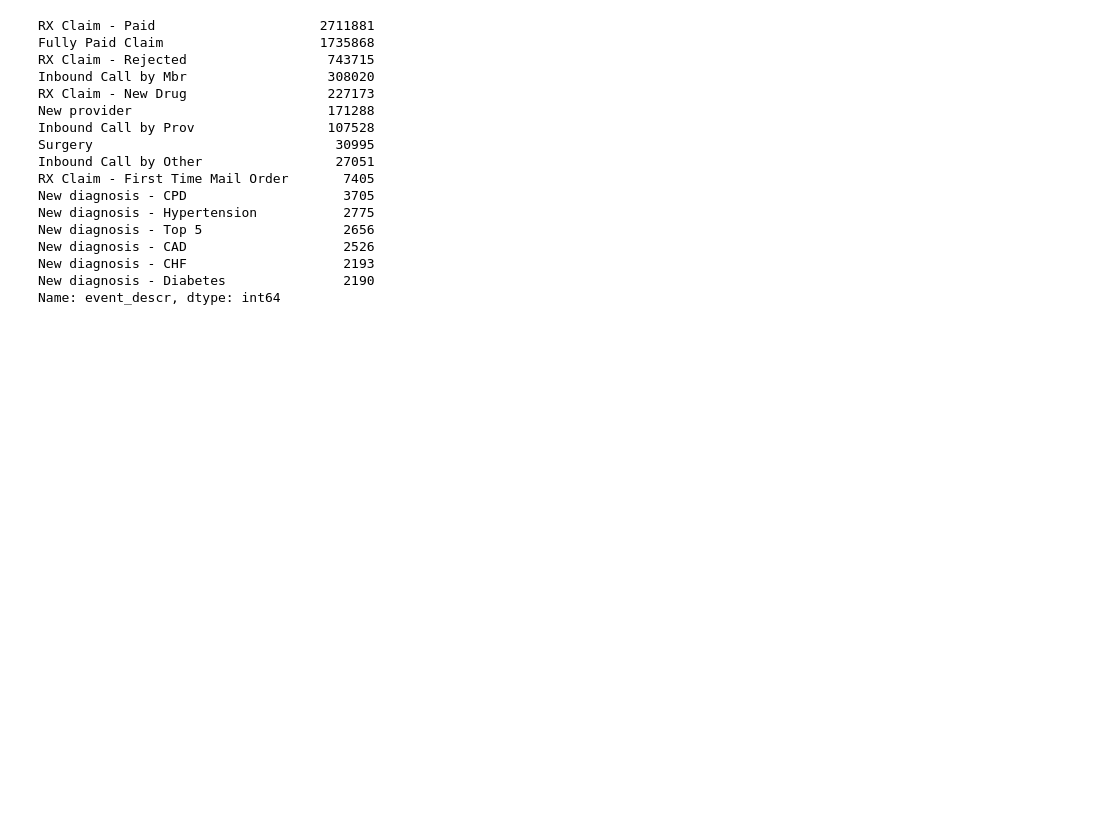
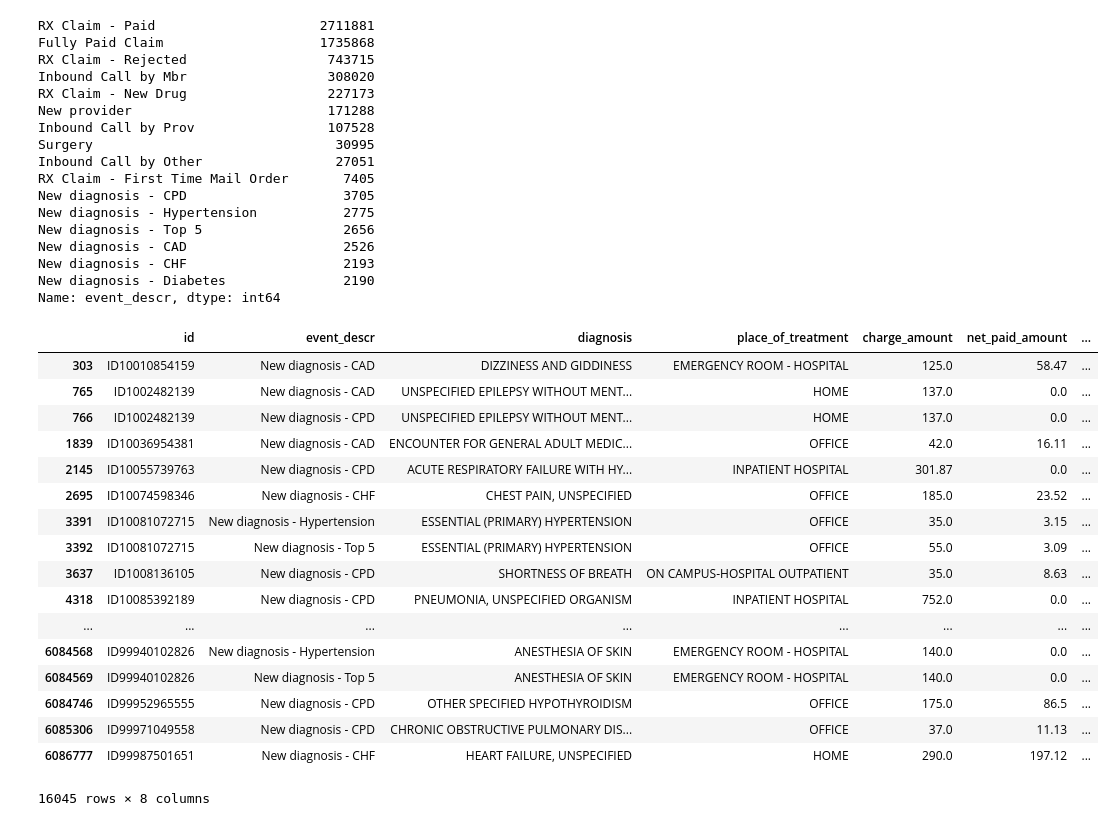
Before and after one commit to chenson2018/Humana-Mays-Competition, a Jupyter notebook: Exploration.ipynb, the cells around one changed output. Saved outputs shown, nothing was run; the diff lists cells and outputs as text; code cells hidden in the pictures; blank space fills up the shorter version.

```diff
--- a/Exploration.ipynb
+++ b/Exploration.ipynb
@@ -51,0 +62,46 @@ new_diagnosis = ['New diagnosis - CPD',
+# %%
+new_diagnosis = df[df['event_descr'].isin(new_diagnosis_col)]
+
+new_diagnosis = new_diagnosis.drop(['event_attr6',
+                                    'event_attr7',
+                                    'event_attr8',
+                                    'event_attr9',
+                                    'event_attr10',
+                                    'PAY_DAY_SUPPLY_CNT',
+                                    'PAYABLE_QTY',
+                                    'MME',
+                                    'DRUG_TYPE',
+                                    'Specialty',
+                                    'Specialty2',
+                                    'Specialty3'],
+                                     axis = 1)
+
+new_diagnosis.columns = ['id',
+                         'event_descr',
+                         'diagnosis',
+                         'place_of_treatment',
+                         'charge_amount',
+                         'net_paid_amount',
+                         'member_responsible_amount',
+                         'Days']
+
+new_diagnosis
+# %% [output]
+|  | id | event_descr | diagnosis | place_of_treatment | charge_amount | net_paid_amount | ... |
+| 303 | ID10010854159 | New diagnosis - CAD | DIZZINESS AND GIDDINESS | EMERGENCY ROOM - HOSPITAL | 125.0 | 58.47 | ... |
+| 765 | ID1002482139 | New diagnosis - CAD | UNSPECIFIED EPILEPSY WITHOUT MENT... | HOME | 137.0 | 0.0 | ... |
+| 766 | ID1002482139 | New diagnosis - CPD | UNSPECIFIED EPILEPSY WITHOUT MENT... | HOME | 137.0 | 0.0 | ... |
+| 1839 | ID10036954381 | New diagnosis - CAD | ENCOUNTER FOR GENERAL ADULT MEDIC... | OFFICE | 42.0 | 16.11 | ... |
+| 2145 | ID10055739763 | New diagnosis - CPD | ACUTE RESPIRATORY FAILURE WITH HY... | INPATIENT HOSPITAL | 301.87 | 0.0 | ... |
+| 2695 | ID10074598346 | New diagnosis - CHF | CHEST PAIN, UNSPECIFIED | OFFICE | 185.0 | 23.52 | ... |
+| 3391 | ID10081072715 | New diagnosis - Hypertension | ESSENTIAL (PRIMARY) HYPERTENSION | OFFICE | 35.0 | 3.15 | ... |
+| 3392 | ID10081072715 | New diagnosis - Top 5 | ESSENTIAL (PRIMARY) HYPERTENSION | OFFICE | 55.0 | 3.09 | ... |
+| 3637 | ID1008136105 | New diagnosis - CPD | SHORTNESS OF BREATH | ON CAMPUS-HOSPITAL OUTPATIENT | 35.0 | 8.63 | ... |
+| 4318 | ID10085392189 | New diagnosis - CPD | PNEUMONIA, UNSPECIFIED ORGANISM | INPATIENT HOSPITAL | 752.0 | 0.0 | ... |
+| ... | ... | ... | ... | ... | ... | ... | ... |
+| 6084568 | ID99940102826 | New diagnosis - Hypertension | ANESTHESIA OF SKIN | EMERGENCY ROOM - HOSPITAL | 140.0 | 0.0 | ... |
+| 6084569 | ID99940102826 | New diagnosis - Top 5 | ANESTHESIA OF SKIN | EMERGENCY ROOM - HOSPITAL | 140.0 | 0.0 | ... |
+| 6084746 | ID99952965555 | New diagnosis - CPD | OTHER SPECIFIED HYPOTHYROIDISM | OFFICE | 175.0 | 86.5 | ... |
+| 6085306 | ID99971049558 | New diagnosis - CPD | CHRONIC OBSTRUCTIVE PULMONARY DIS... | OFFICE | 37.0 | 11.13 | ... |
+| 6086777 | ID99987501651 | New diagnosis - CHF | HEART FAILURE, UNSPECIFIED | HOME | 290.0 | 197.12 | ... |
+16045 rows × 8 columns
```
Also changed, not shown: parts of 7 cells of this notebook, 1 other file.
